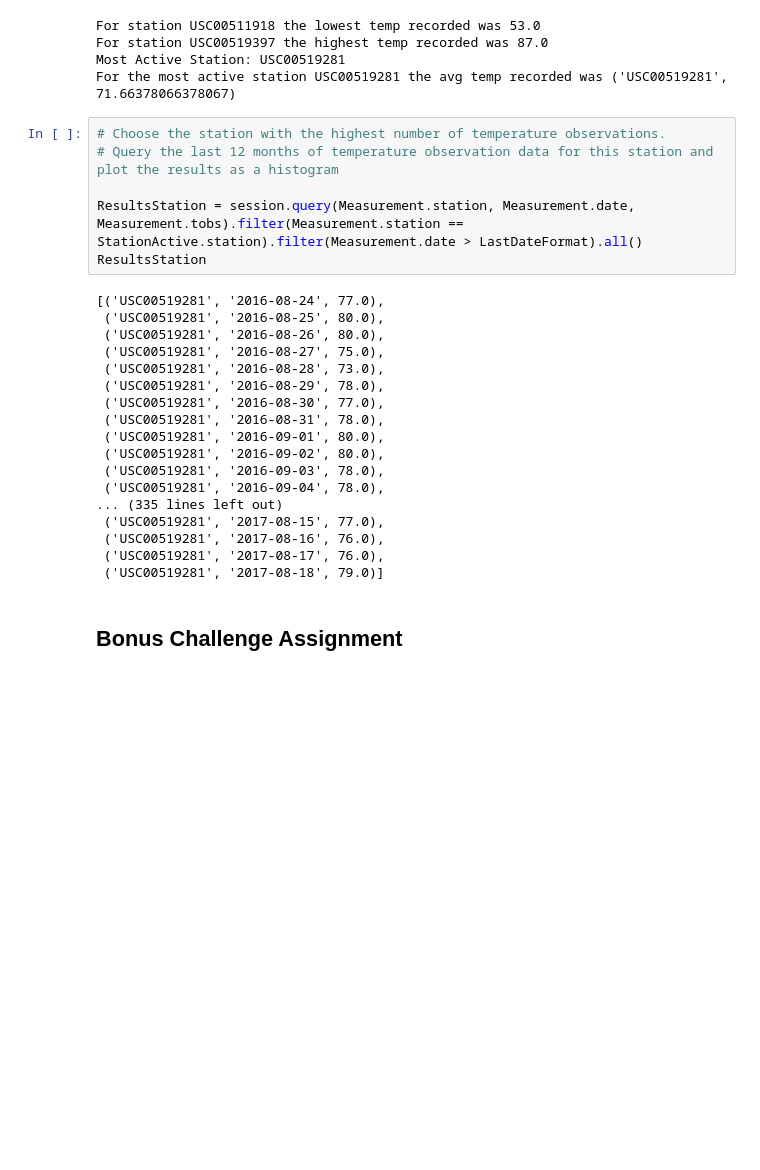
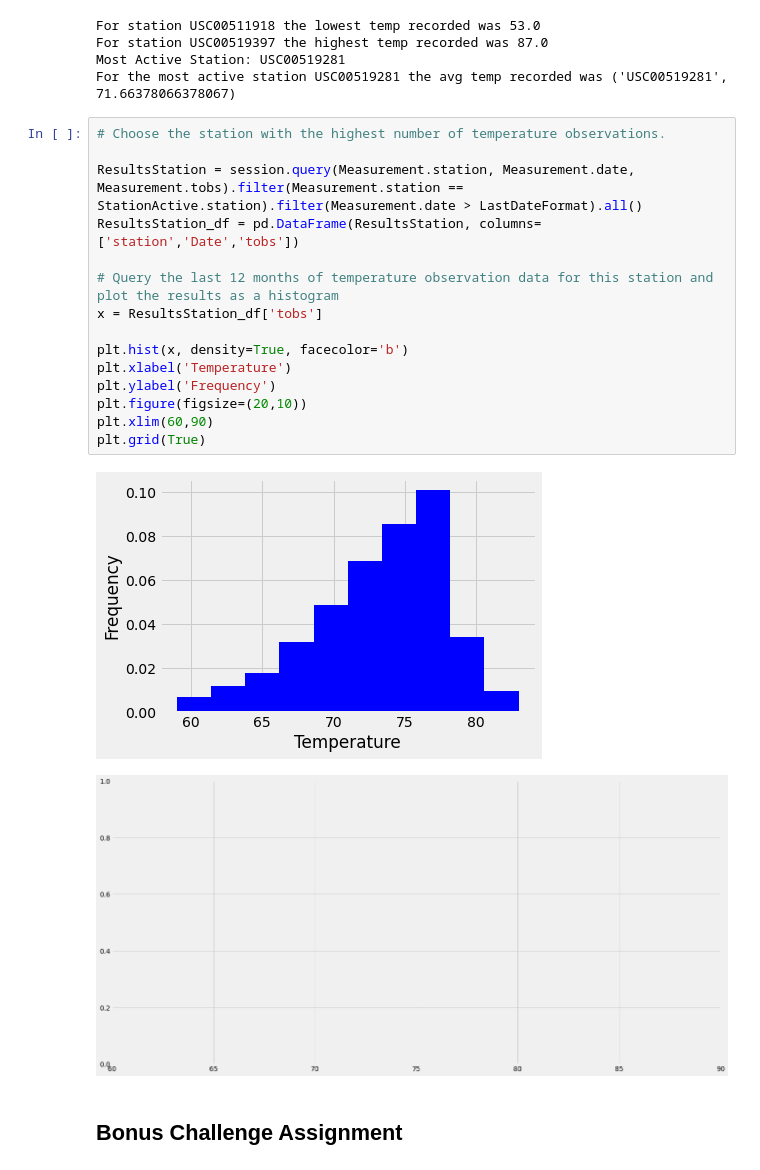
Before and after one commit to AdrianGallyot/sqlalchemy-challenge, a Jupyter notebook: climate_starter.ipynb, the cells around one changed output. Saved outputs shown, nothing was run; the diff lists cells and outputs as text; blank space fills up the shorter version.

```diff
--- a/climate_starter.ipynb
+++ b/climate_starter.ipynb
@@ -160,28 +160,22 @@ Most Active Station: USC00519281
 For the most active station USC00519281 the avg temp recorded was ('USC00519281', 71.66378066378067)
 # %%
 # Choose the station with the highest number of temperature observations.
-# Query the last 12 months of temperature observation data for this station and plot the results as a histogram
 
 ResultsStation = session.query(Measurement.station, Measurement.date, Measurement.tobs).filter(Measurement.station == StationActive.station).filter(Measurement.date > LastDateFormat).all()
-ResultsStation
+ResultsStation_df = pd.DataFrame(ResultsStation, columns=['station','Date','tobs'])
+
+# Query the last 12 months of temperature observation data for this station and plot the results as a histogram
+x = ResultsStation_df['tobs']
+
+plt.hist(x, density=True, facecolor='b')
+plt.xlabel('Temperature')
+plt.ylabel('Frequency')
+plt.figure(figsize=(20,10))
+plt.xlim(60,90)
+plt.grid(True)
 # %% [output]
-[('USC00519281', '2016-08-24', 77.0),
- ('USC00519281', '2016-08-25', 80.0),
- ('USC00519281', '2016-08-26', 80.0),
- ('USC00519281', '2016-08-27', 75.0),
- ('USC00519281', '2016-08-28', 73.0),
- ('USC00519281', '2016-08-29', 78.0),
- ('USC00519281', '2016-08-30', 77.0),
- ('USC00519281', '2016-08-31', 78.0),
- ('USC00519281', '2016-09-01', 80.0),
- ('USC00519281', '2016-09-02', 80.0),
- ('USC00519281', '2016-09-03', 78.0),
- ('USC00519281', '2016-09-04', 78.0),
-... (335 lines left out)
- ('USC00519281', '2017-08-15', 77.0),
- ('USC00519281', '2017-08-16', 76.0),
- ('USC00519281', '2017-08-17', 76.0),
- ('USC00519281', '2017-08-18', 79.0)]
+[figure, added]
+[figure, added]
 # %% [markdown]
 ## Bonus Challenge Assignment
 # %%
```
Also changed, not shown: parts of 1 cell of this notebook.
